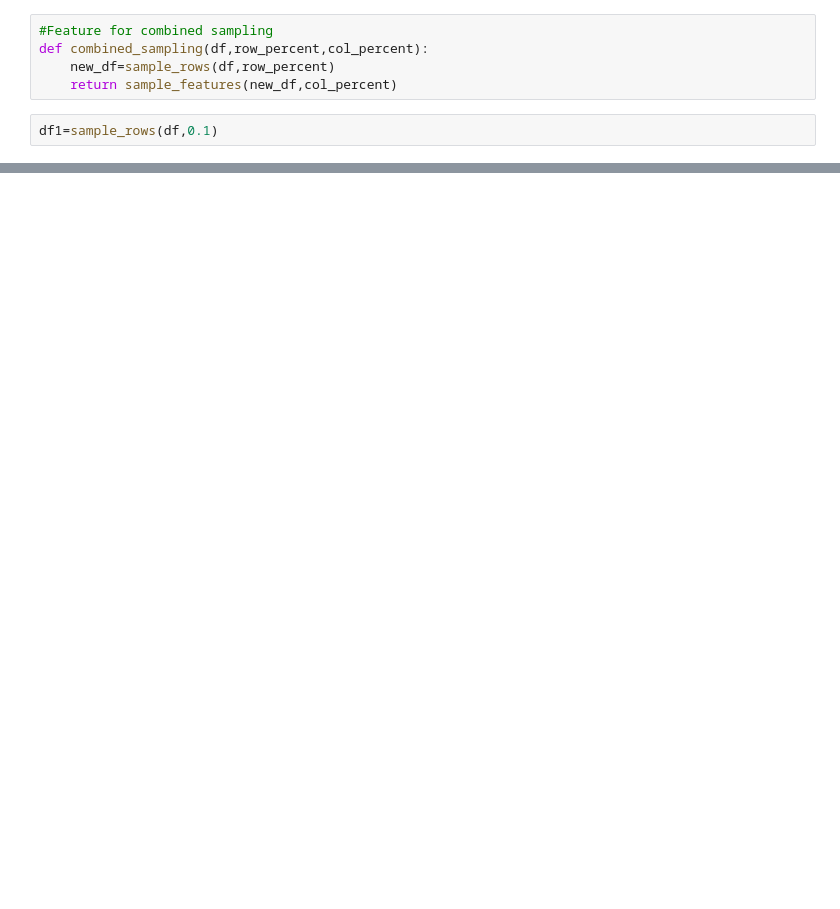
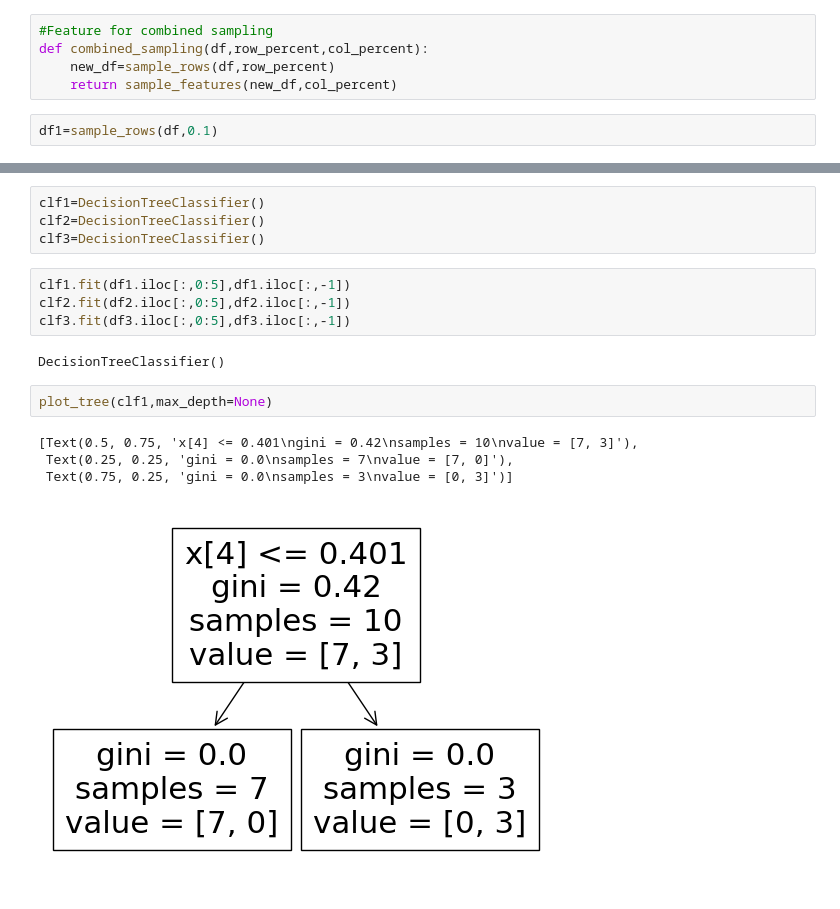
Before and after one commit to PuspanjaliMuduli17/ML_Practice, a Jupyter notebook: Bagging/Random_Forest.ipynb, the cells around one changed output, grey strips where cells are left out. Drawn from its saved outputs; the diff is of its cells as text; blank space fills up the shorter version.

```diff
--- a/Bagging/Random_Forest.ipynb
+++ b/Bagging/Random_Forest.ipynb
@@ -76,0 +96,17 @@ df2
+# %%
+clf1=DecisionTreeClassifier()
+clf2=DecisionTreeClassifier()
+clf3=DecisionTreeClassifier()
+# %%
+clf1.fit(df1.iloc[:,0:5],df1.iloc[:,-1])
+clf2.fit(df2.iloc[:,0:5],df2.iloc[:,-1])
+clf3.fit(df3.iloc[:,0:5],df3.iloc[:,-1])
+# %% [output]
+DecisionTreeClassifier()
+# %%
+plot_tree(clf1,max_depth=None)
+# %% [output]
+[Text(0.5, 0.75, 'x[4] <= 0.401\ngini = 0.42\nsamples = 10\nvalue = [7, 3]'),
+ Text(0.25, 0.25, 'gini = 0.0\nsamples = 7\nvalue = [7, 0]'),
+ Text(0.75, 0.25, 'gini = 0.0\nsamples = 3\nvalue = [0, 3]')]
+[figure, added]
```
Also changed, not shown: parts of 32 cells of this notebook, 4 other files.
